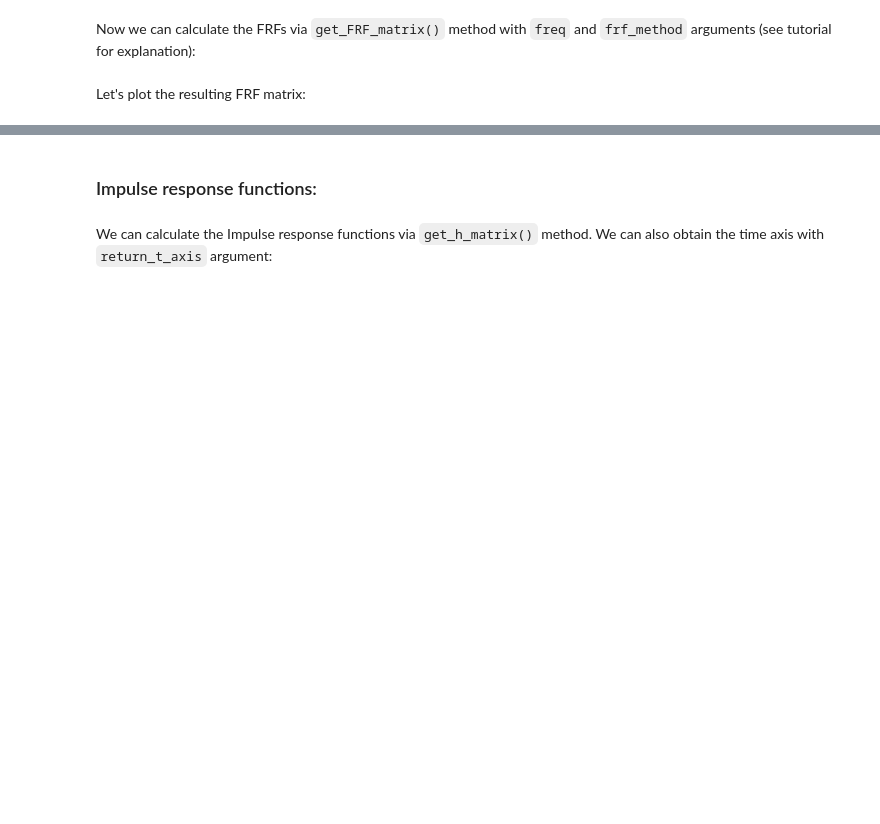
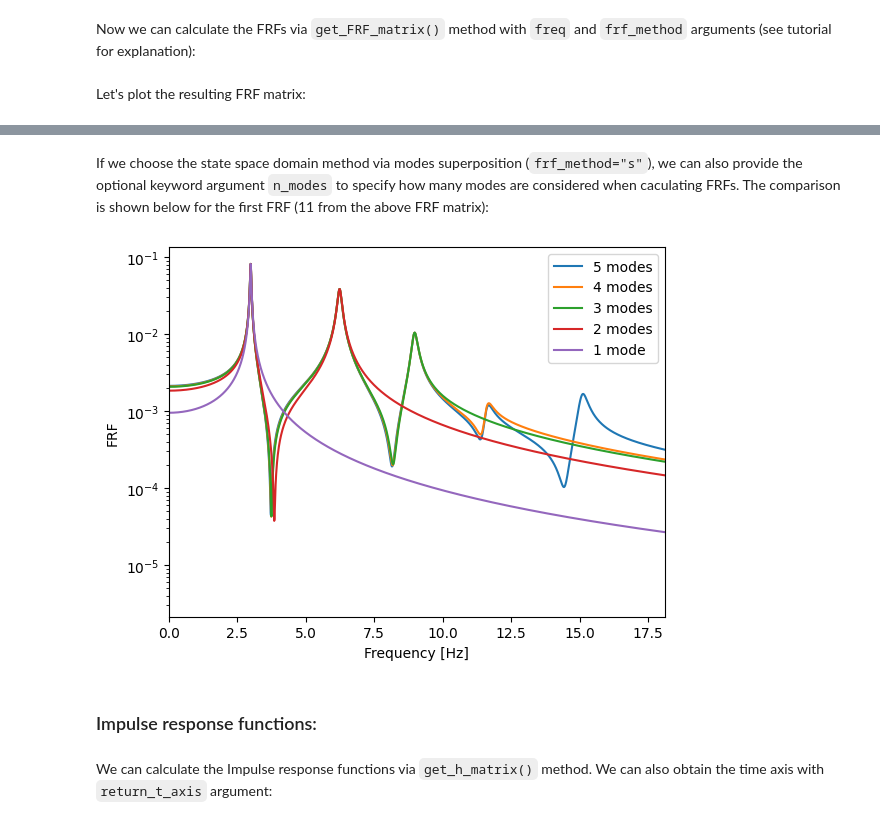
Before and after one commit to ladisk/pyLump, a Jupyter notebook: Showcase.ipynb, the cells around one changed output, grey strips where cells are left out. Cells and saved outputs as stored; diff of their text form; code cells hidden in the pictures; blank space fills up the shorter version.

Commit message:
n_modes kwarg showcase added

```diff
--- a/Showcase.ipynb
+++ b/Showcase.ipynb
@@ -138,3 +138,24 @@ else:
+# %% [markdown]
+If we choose the state space domain method via modes superposition (``frf_method="s"``), we can also provide the optional keyword argument ``n_modes`` to specify how many modes are considered when caculating FRFs. The comparison is shown below for the first FRF (11 from the above FRF matrix):
+# %%
+frf_nm5 = model.get_FRF_matrix(freq=freq, frf_method="s", n_modes=5)
+frf_nm4 = model.get_FRF_matrix(freq=freq, frf_method="s", n_modes=4)
+frf_nm3 = model.get_FRF_matrix(freq=freq, frf_method="s", n_modes=3)
+frf_nm2 = model.get_FRF_matrix(freq=freq, frf_method="s", n_modes=2)
+frf_nm1 = model.get_FRF_matrix(freq=freq, frf_method="s", n_modes=1)
+
+
+plt.semilogy(freq, np.abs(frf_nm5[0,0,:]), label="5 modes")
+plt.semilogy(freq, np.abs(frf_nm4[0,0,:]), label="4 modes")
+plt.semilogy(freq, np.abs(frf_nm3[0,0,:]), label="3 modes")
+plt.semilogy(freq, np.abs(frf_nm2[0,0,:]), label="2 modes")
+plt.semilogy(freq, np.abs(frf_nm1[0,0,:]), label="1 mode")
+plt.xlim(left=0, right=eig_freq[-1]+0.2*eig_freq[-1])
+plt.legend()
+plt.xlabel("Frequency [Hz]")
+plt.ylabel("FRF");
+# %% [output]
+[figure, added]
 # %% [markdown]
 ### Impulse response functions:
 # %% [markdown]
```
Also changed, not shown: parts of 6 cells of this notebook.
